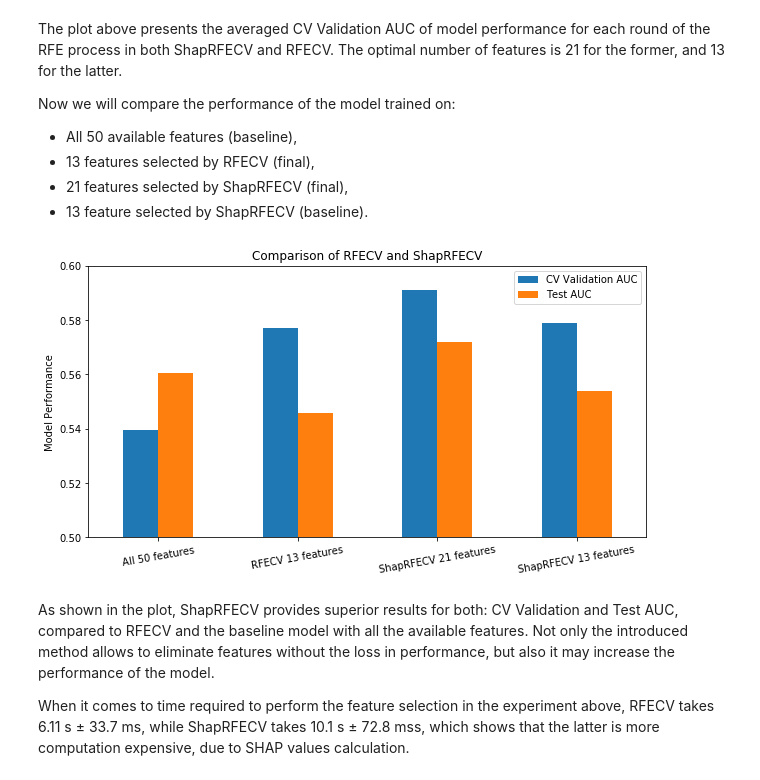
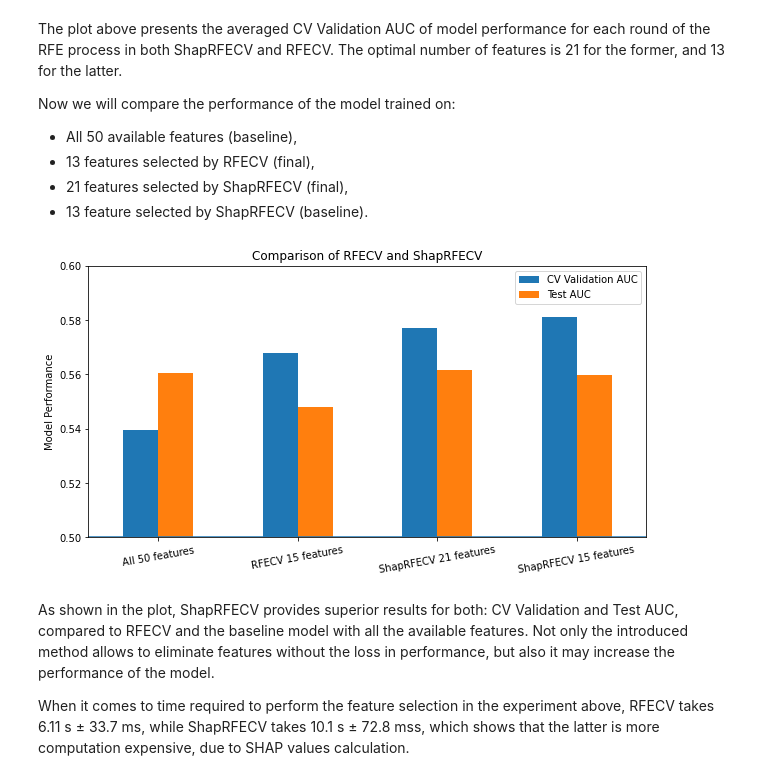
Before and after one commit to ing-bank/probatus, a Jupyter notebook: docs/tutorials/nb_shap_feature_elimination.ipynb, the cells around one changed output. Saved outputs shown, nothing was run; the diff lists cells and outputs as text; code cells hidden in the pictures.

```diff
--- a/docs/tutorials/nb_shap_feature_elimination.ipynb
+++ b/docs/tutorials/nb_shap_feature_elimination.ipynb
@@ -177,14 +177,14 @@ clf = lightgbm.LGBMClassifier(n_estimators=10, num_leaves=7)
 Now, we can run ShapRFECV and RFECV with the same parameters, to extract the optimal feature sets:
 # %%
 # Run RFECV and ShapRFECV with the same parameters
-rfe = RFECV(clf, step=1, cv=10, scoring='roc_auc', n_jobs=3).fit(X_train, y_train)
-shap_elimination = ShapRFECV(clf=clf, step=1, cv=10, scoring='roc_auc', n_jobs=3)
+rfe = RFECV(clf, step=1, cv=20, scoring='roc_auc', n_jobs=3).fit(X_train, y_train)
+shap_elimination = ShapRFECV(clf=clf, step=1, cv=20, scoring='roc_auc', n_jobs=3)
 shap_report = shap_elimination.fit_compute(X_train, y_train)
 
 # Compare the CV Validation AUC for different number of features in each method.
 ax = pd.DataFrame({'RFECV Validation AUC': list(reversed(rfe.grid_scores_)),
                    'ShapRFECV Validation AUC': shap_report['val_metric_mean'].values.tolist()},
-                 index=shap_report['num_features'].values.tolist()).plot(ylim=(0.5, 0.6), rot=10, title='Comparison of RFECV and ShapRFECV', figsize=(10,5))
+                 index=shap_report['num_features'].values.tolist()).plot(ylim=(0.5,0.7), rot=10, title='Comparison of RFECV and ShapRFECV', figsize=(10,5))
 ax.set_ylabel("Model Performance")
 ax.set_xlabel("Number of features")
 ax.invert_xaxis()
@@ -203,34 +203,35 @@ Now we will compare the performance of the model trained on:
 # %%
 n_features_shap = 21
 n_features_rfecv = rfe.n_features_
 
 # Calculate the AUC for the models with different feature sets
 test_auc_full = clf.fit(X_train, y_train).score(X_test, y_test)
 val_auc_full =  np.mean(cross_val_score(clf, X_train, y_train, cv=10))
 
 rfe_features_set = X_train.columns[rfe.support_]
 test_auc_rfe = clf.fit(X_train[rfe_features_set], y_train).score(X_test[rfe_features_set], y_test)
 val_auc_rfe = rfe.grid_scores_[n_features_rfecv]
 
 shap_feature_set = X_train.columns[shap_elimination.get_reduced_features_set(n_features_shap)]
 test_auc_shap = clf.fit(X_train[shap_feature_set], y_train).score(X_test[shap_feature_set], y_test)
 val_auc_shap = shap_report[shap_report.num_features == n_features_shap]['val_metric_mean'].values[0]
 
 shap_feature_set_size_rfe = X_train.columns[shap_elimination.get_reduced_features_set(n_features_rfecv)]
 test_auc_shap_size_rfe = clf.fit(X_train[shap_feature_set_size_rfe], y_train).score(X_test[shap_feature_set_size_rfe], y_test)
 val_auc_shap_size_rfe = shap_report[shap_report.num_features == n_features_rfecv]['val_metric_mean'].values[0]
 
 # Plot Test and Validation Performance
 variants = ('All 50 features', f'RFECV {n_features_rfecv} features', f'ShapRFECV {n_features_shap} features', f'ShapRFECV {n_features_rfecv} features')
 results_test = [test_auc_full, test_auc_rfe, test_auc_shap, test_auc_shap_size_rfe]
 results_val = [val_auc_full, val_auc_rfe, val_auc_shap, val_auc_shap_size_rfe]
 
 ax = pd.DataFrame({'CV Validation AUC': results_val,
-                   'Test AUC': results_test}, index=variants).plot.bar(ylim=(0.5, 0.60), rot=10, title='Comparison of RFECV and ShapRFECV', figsize=(10,5))
+                   'Test AUC': results_test}, index=variants).plot.bar(ylim=(0.5,0.6), rot=10, title='Comparison of RFECV and ShapRFECV', figsize=(10,5))
+plt.axhline(y=0.5)
 ax.set_ylabel("Model Performance")
 plt.show()
 # %% [output]
-[figure, old version]
+[figure, new version]
 # %% [markdown]
 As shown in the plot, ShapRFECV provides superior results for both: CV Validation and Test AUC, compared to RFECV and the baseline model with all the available features. Not only the introduced method allows to eliminate features without the loss in performance, but also it may increase the performance of the model.
 
```
Also changed, not shown: parts of 7 cells of this notebook, 6 other files.
